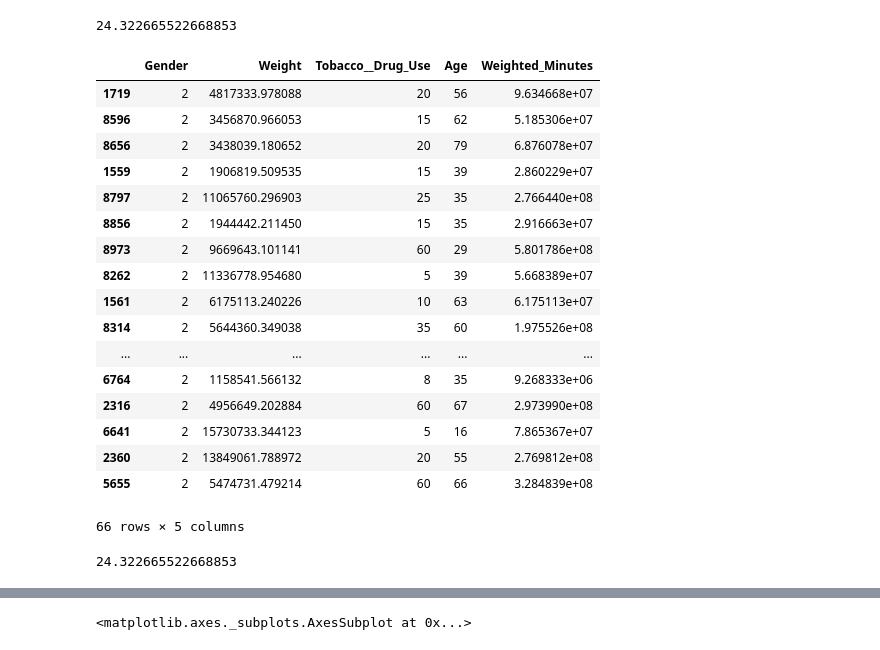
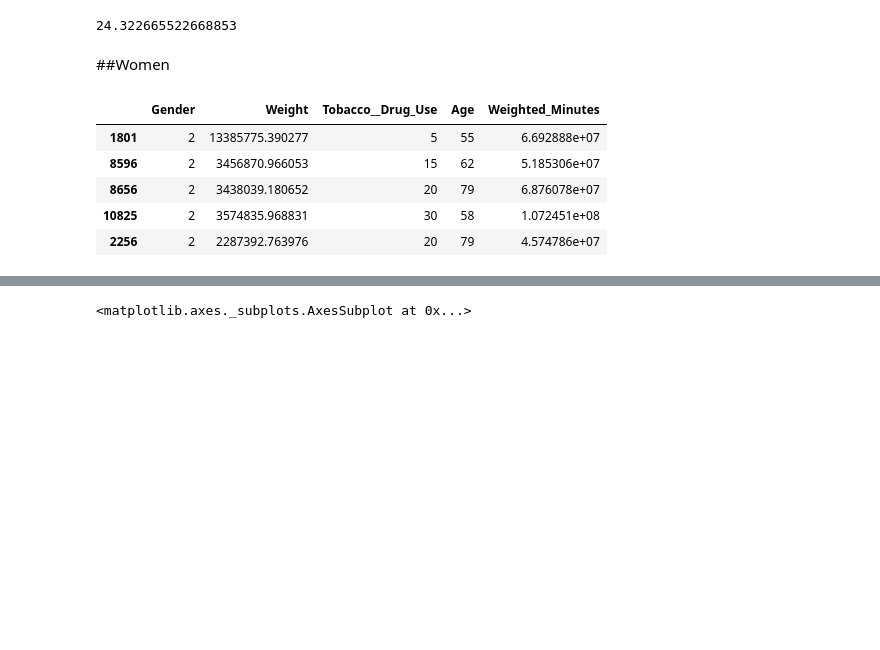
Before and after one commit to tiy-gvl-python/atus-analysis, a Jupyter notebook: Atus_Analysis.ipynb, the cells around one changed output, grey strips where cells are left out. Cells and saved outputs as stored; diff of their text form; code cells hidden in the pictures; blank space fills up the shorter version.

```diff
--- a/Atus_Analysis.ipynb
+++ b/Atus_Analysis.ipynb
@@ -338,38 +289,20 @@ average_male_tobacco = average_minutes()
 average_male_tobacco
 # %% [output]
 24.322665522668853
+# %% [markdown]
+##Women
 # %%
 women = sorted_men_women.Gender == 2
 tobacco = sorted_men_women.Tobacco__Drug_Use > 0
 women_tobacco = sorted_men_women[women & tobacco]
-women_tobacco
+women_tobacco.head()
 # %% [output]
 |  | Gender | Weight | Tobacco__Drug_Use | Age | Weighted_Minutes |
-| 1719 | 2 | 4817333.978088 | 20 | 56 | 9.634668e+07 |
+| 1801 | 2 | 13385775.390277 | 5 | 55 | 6.692888e+07 |
 | 8596 | 2 | 3456870.966053 | 15 | 62 | 5.185306e+07 |
 | 8656 | 2 | 3438039.180652 | 20 | 79 | 6.876078e+07 |
-| 1559 | 2 | 1906819.509535 | 15 | 39 | 2.860229e+07 |
-| 8797 | 2 | 11065760.296903 | 25 | 35 | 2.766440e+08 |
-| 8856 | 2 | 1944442.211450 | 15 | 35 | 2.916663e+07 |
-| 8973 | 2 | 9669643.101141 | 60 | 29 | 5.801786e+08 |
-| 8262 | 2 | 11336778.954680 | 5 | 39 | 5.668389e+07 |
-| 1561 | 2 | 6175113.240226 | 10 | 63 | 6.175113e+07 |
-| 8314 | 2 | 5644360.349038 | 35 | 60 | 1.975526e+08 |
-| ... | ... | ... | ... | ... | ... |
-| 6764 | 2 | 1158541.566132 | 8 | 35 | 9.268333e+06 |
-| 2316 | 2 | 4956649.202884 | 60 | 67 | 2.973990e+08 |
-| 6641 | 2 | 15730733.344123 | 5 | 16 | 7.865367e+07 |
-| 2360 | 2 | 13849061.788972 | 20 | 55 | 2.769812e+08 |
-| 5655 | 2 | 5474731.479214 | 60 | 66 | 3.284839e+08 |
+| 10825 | 2 | 3574835.968831 | 30 | 58 | 1.072451e+08 |
+| 2256 | 2 | 2287392.763976 | 20 | 79 | 4.574786e+07 |
-66 rows × 5 columns
-# %%
-def average_male_minutes():
-    return men_tobacco.Weighted_Minutes.sum() / men_tobacco.Weight.sum()
-
-average_male_tobacco = average_male_minutes()
-average_male_tobacco
-# %% [output]
-24.322665522668853
 # %%
 def average_female_minutes():
     return women_tobacco.Weighted_Minutes.sum() / women_tobacco.Weight.sum()
```
Also changed, not shown: parts of 24 cells of this notebook, 2 other files.
